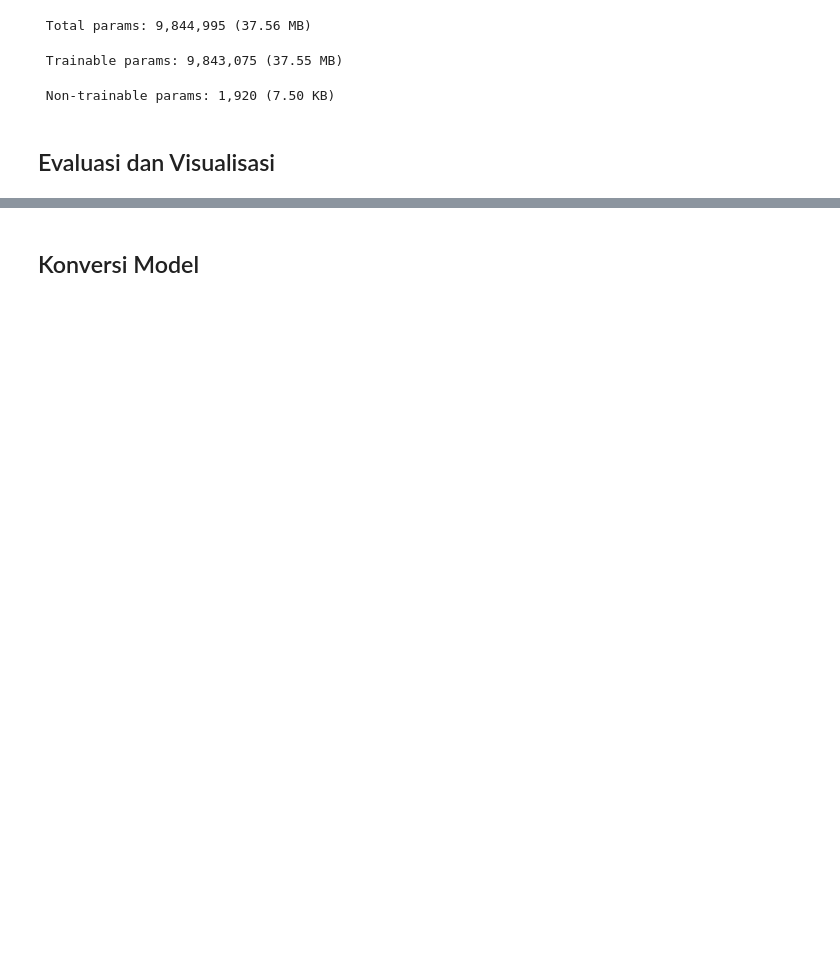
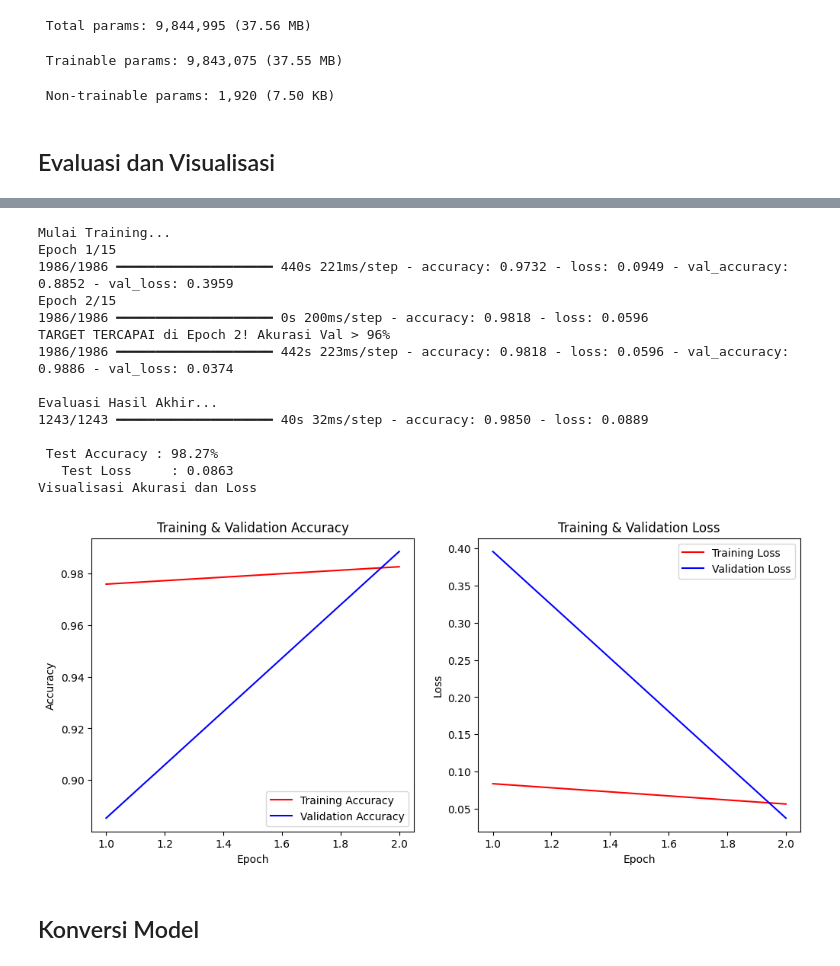
Before and after one commit to rahelitapasaribu/Asah_KlasifikasiGambar, a Jupyter notebook: Rahelita_Pasaribu_Submission_Akhir.ipynb, the cells around one changed output, grey strips where cells are left out. Saved outputs shown, nothing was run; the diff lists cells and outputs as text; code cells hidden in the pictures; blank space fills up the shorter version.

```diff
--- a/Rahelita_Pasaribu_Submission_Akhir.ipynb
+++ b/Rahelita_Pasaribu_Submission_Akhir.ipynb
@@ -248,7 +202,7 @@ model = Sequential([
 # Kompilasi model
 model.compile(
     loss='categorical_crossentropy',
-    optimizer=tf.keras.optimizers.Adam(learning_rate=1e-4),
+    optimizer=tf.keras.optimizers.Adam(learning_rate=5e-4),
     metrics=['accuracy']
 )
 
@@ -478,3 +236,75 @@ TARGET TERCAPAI di Epoch 4! Akurasi Val > 96%
+# %%
+print("Mulai Training...")
+
+# Callback
+class MyHighAccuracyCallback(Callback):
+    def on_epoch_end(self, epoch, logs=None):
+        if logs.get('val_accuracy') and logs.get('val_accuracy') > 0.96:
+            print(f"\nTARGET TERCAPAI di Epoch {epoch+1}! Akurasi Val > 96%")
+            self.model.stop_training = True
+
+early_stop = EarlyStopping(monitor='val_loss', patience=5, restore_best_weights=True)
+checkpoint = ModelCheckpoint('best_model.keras', monitor='val_accuracy', save_best_only=True)
+
+history = model.fit(
+    train_generator,
+    epochs=15,
+    validation_data=val_generator,
+    verbose=1,
+    callbacks=[MyHighAccuracyCallback(), early_stop, checkpoint]
+)
+
+print("\nEvaluasi Hasil Akhir...")
+test_loss, test_acc = model.evaluate(test_generator, verbose=1)
+print(f"\n Test Accuracy : {test_acc * 100:.2f}%")
+print(f"   Test Loss     : {test_loss:.4f}")
+
+print("Visualisasi Akurasi dan Loss")
+
+acc = history.history['accuracy']
+val_acc = history.history['val_accuracy']
+loss = history.history['loss']
+val_loss = history.history['val_loss']
+
+epochs = range(1, len(acc) + 1)
+
+plt.figure(figsize=(12, 5))
+
+# Plot akurasi
+plt.subplot(1, 2, 1)
+plt.plot(epochs, acc, 'r-', label='Training Accuracy')
+plt.plot(epochs, val_acc, 'b-', label='Validation Accuracy')
+plt.title('Training & Validation Accuracy')
+plt.xlabel('Epoch')
+plt.ylabel('Accuracy')
+plt.legend()
+
+# Plot loss
+plt.subplot(1, 2, 2)
+plt.plot(epochs, loss, 'r-', label='Training Loss')
+plt.plot(epochs, val_loss, 'b-', label='Validation Loss')
+plt.title('Training & Validation Loss')
+plt.xlabel('Epoch')
+plt.ylabel('Loss')
+plt.legend()
+
+plt.show()
+# %% [output]
+Mulai Training...
+Epoch 1/15
+1986/1986 ━━━━━━━━━━━━━━━━━━━━ 440s 221ms/step - accuracy: 0.9732 - loss: 0.0949 - val_accuracy: 0.8852 - val_loss: 0.3959
+Epoch 2/15
+1986/1986 ━━━━━━━━━━━━━━━━━━━━ 0s 200ms/step - accuracy: 0.9818 - loss: 0.0596
+TARGET TERCAPAI di Epoch 2! Akurasi Val > 96%
+1986/1986 ━━━━━━━━━━━━━━━━━━━━ 442s 223ms/step - accuracy: 0.9818 - loss: 0.0596 - val_accuracy: 0.9886 - val_loss: 0.0374
+
+Evaluasi Hasil Akhir...
+1243/1243 ━━━━━━━━━━━━━━━━━━━━ 40s 32ms/step - accuracy: 0.9850 - loss: 0.0889
+
+ Test Accuracy : 98.27%
+   Test Loss     : 0.0863
+Visualisasi Akurasi dan Loss
+[figure, added]
 # %% [markdown]
 ## Konversi Model
 # %%
```
Also changed, not shown: parts of 11 cells of this notebook, 16 other files.
